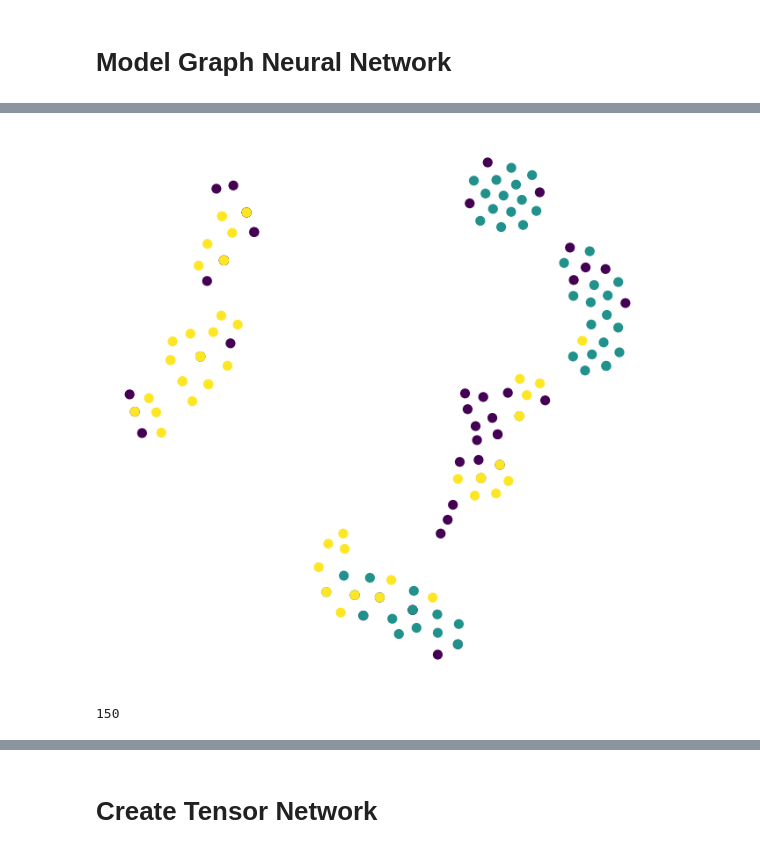
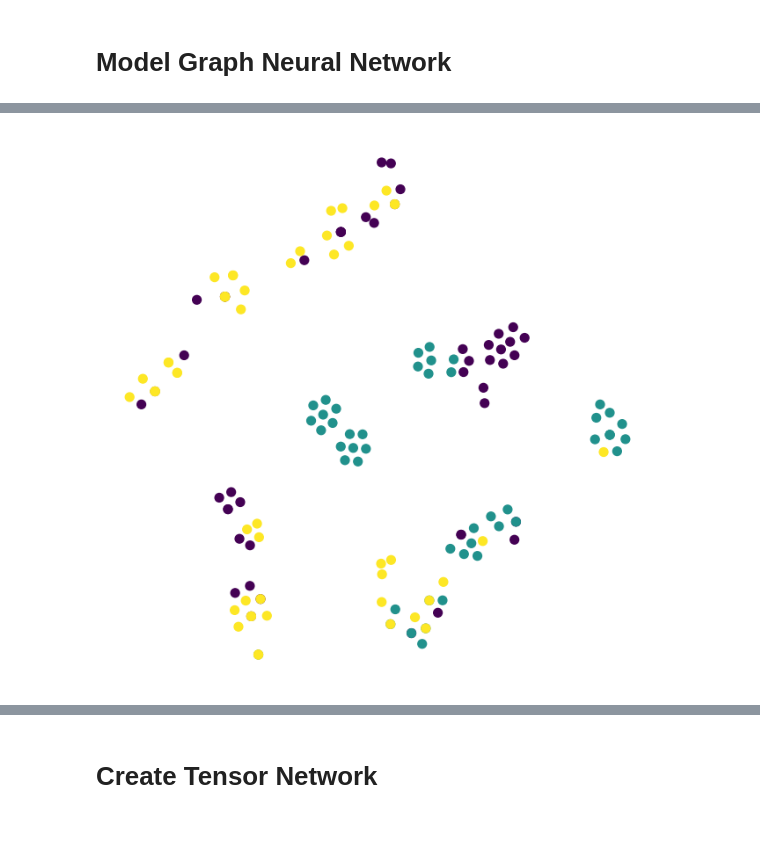
Before and after one commit to TAUforPython/machinelearning, a Jupyter notebook: GNN simple example Graph Convolution Network.ipynb, the cells around one changed output, grey strips where cells are left out. Drawn from its saved outputs; the diff is of its cells as text; code cells hidden in the pictures.

```diff
--- a/GNN simple example Graph Convolution Network.ipynb
+++ b/GNN simple example Graph Convolution Network.ipynb
@@ -614,16 +723,19 @@ Wall time: 1.26 s
 # %%
 %%time
+# Initialize model
+model = GAT(dim_in=data.num_features, dim_h=16)
+print(model)
 
-gat = GAT(data.x.size()[1],16, data.num_classes)
-print(gat)
+# Train model
+trained_model, acc_history = graph_model_train(model, data)
 
-model, acc_ts = graph_model_train(gat, data)
+# Test model
+test_acc, preds, true = graph_model_test(trained_model, data)
 
-acc = graph_model_test(gat, data)
-print(f'\nGAT test accuracy: {acc*100:.2f}%\n')
+print(f'\nGCN test accuracy: {test_acc*100:.2f}%\n')
 
 
-plt.plot(acc_ts)
+plt.plot(acc_history)
 # %% [output]
 GAT(
   (gat1): GATv2Conv(4, 16, heads=4)
@@ -651,27 +777,16 @@ plt.show()
 # %%
 
-h, _ = gcn(data.x, data.edge_index)
+h, _ = model(data.x, data.edge_index)
 
 # Train TSNE
 tsne = TSNE(n_components=2, learning_rate='auto',
-            perplexity=20.0,
+            perplexity=10.0,
             init='pca').fit_transform(h.detach())
 
 
 plt.figure(figsize=(8, 8))
 plt.axis('off')
 plt.scatter(tsne[:, 0], tsne[:, 1], s=50, c=data.y)
 plt.show()
 # %% [output]
-[figure, old version]
+[figure, new version]
-# %%
-graph_model = pd.DataFrame(
-    {
-        "source": tsne[:, 0],
-        "target": tsne[:, 1],
-        "edge_key": data.y,
-    }
-)
-print(len(graph_model))
-# %% [output]
-150
```
Also changed, not shown: parts of 6 cells of this notebook.
